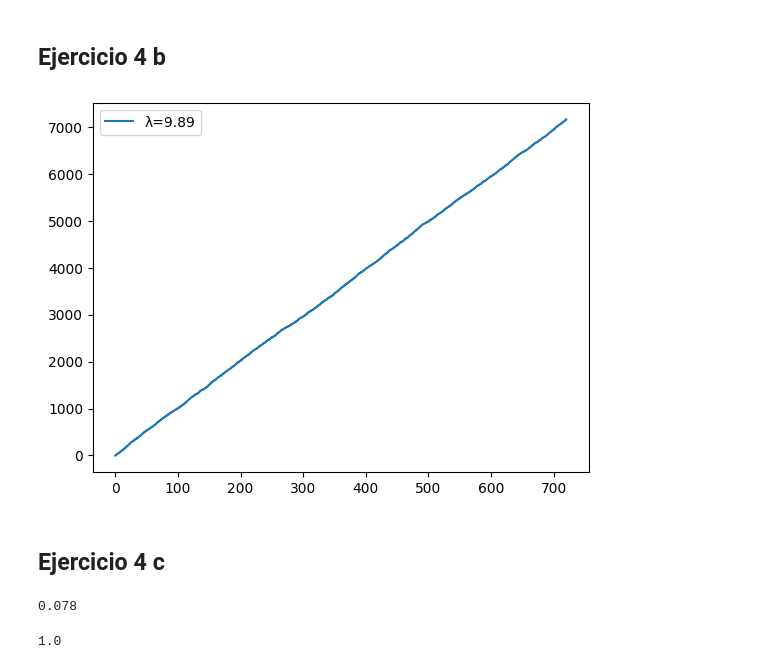
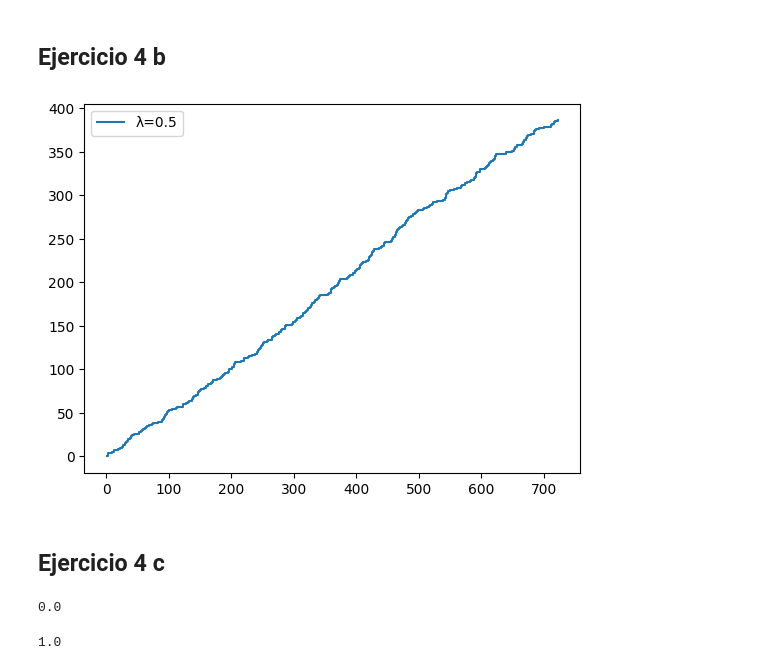
Before and after one commit to ramirogestoso/simulacion-2c-2022, a Jupyter notebook: testRand.ipynb, the cells around one changed output. Cells and saved outputs as stored; diff of their text form; code cells hidden in the pictures.

```diff
--- a/testRand.ipynb
+++ b/testRand.ipynb
@@ -30,6 +30,11 @@ class LXM:
     x0 = uint64(11)
     x1 = uint64(57)
     c = uint64(0xdaba0b6eb09322e3)
+
+    def __init__(self, seed=11):
+        self.x0 = uint64(seed)
+        if self.x0 == self.x1:
+            self.x1 += 1
 
     def nextRand(self, n=1):
         if n < 1:
@@ -292,37 +297,37 @@ def run_poisson_process(lamb, tmax):
     # Partinmos desde t0=0
     arribo=0
 
     while (arribo <= tmax):
         # Representa el tiempo entre el arribo tn y tn-1
-        z = generador.generate_exponential(lamb)
+        z = generador.generate_exponential(0.5)
 #         z = to_exp(x, 0.5)
         # Te paras en el anterior y le sumas el nuevo tiempo
         arribo=arribo+z
         # Lo agregas a la lista
         t.append(arribo)
 
     return t
 
 # Parametro de la exponencial (0.5 HORAS)
 lamb = 1/0.5
 
 # tiempo maximo
 tmax = 30 * 24 #(HORAS)
 
 # Corro el proceso
-t = run_poisson_process(lam, tmax)
+t = run_poisson_process(lamb, tmax)
 
 # En este momento tu t0=0 y tn= tiempo del maximo arribo
 # Estan todos guardados en la lista
 
 # Grafico
 # En el eje horizontal tenemos el tiempo
 # En el eje vertical tenemos la cantidad de arribos par aun instante t
-plt.step(t,range(len(t)),where= 'post' ,label=f'λ={lam}')
+plt.step(t,range(len(t)),where= 'post' ,label=f'λ=0.5')
 plt.legend()
 plt.show()
 # %% [output]
-[figure, old version]
+[figure, new version]
 # %% [markdown]
 ## Ejercicio 4 c
 # %%
@@ -352,7 +357,7 @@ n = 1000
 favorables = 0
 #corro 1000 veces el experimento
 for i in range (0,n):
-    t = run_poisson_process(lamb, tmax)
+    t = run_poisson_process(lamb, 1) # correrlo 1 hora alcanza
 
     t_primer_arribo = t[0]
 
@@ -364,7 +369,7 @@ P = favorables / n
 
 print(P)
 # %% [output]
-0.078
+0.0
 # %%
 # 2. Probabilidad que el undécimo vehículo arribe después de los 60 minutos.
 # %%
```
Also changed, not shown: parts of 6 cells of this notebook.
